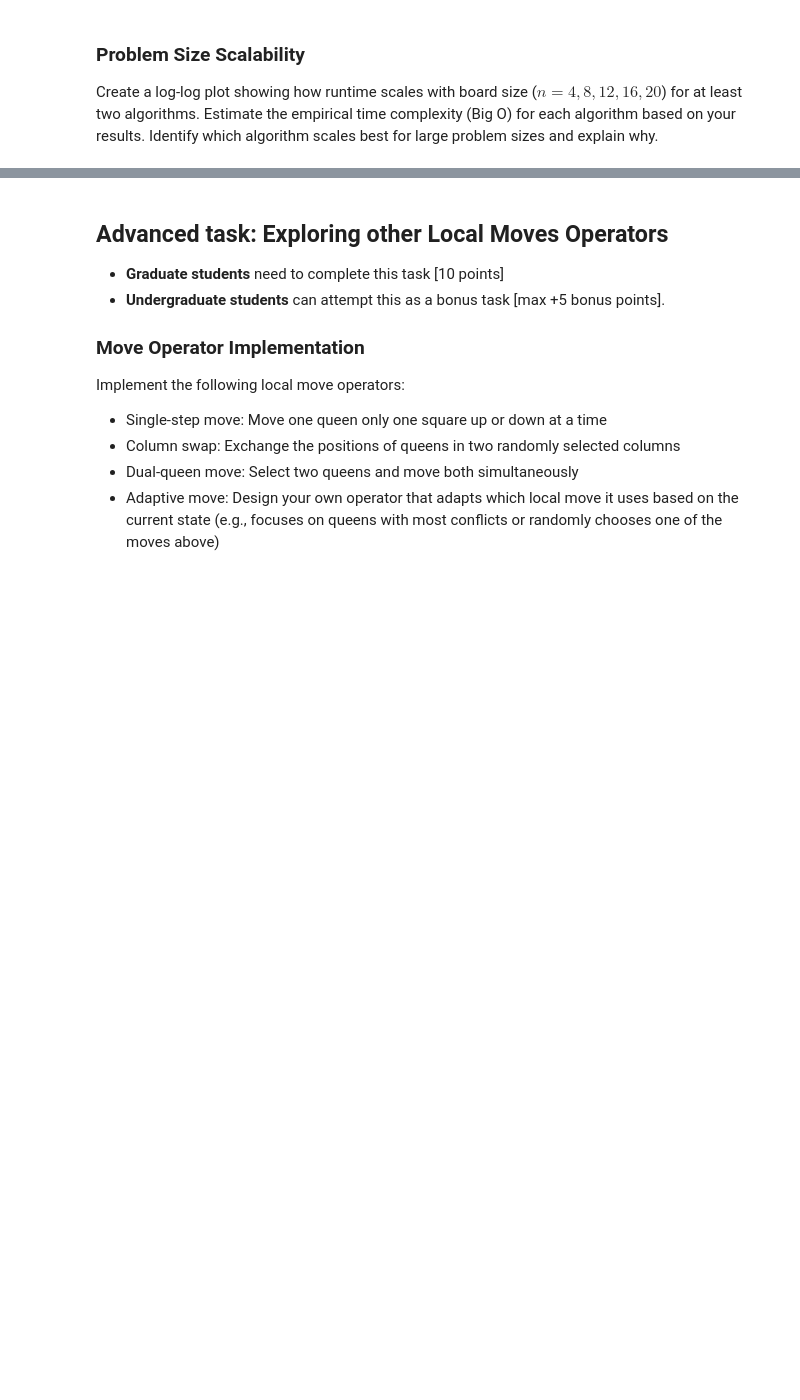
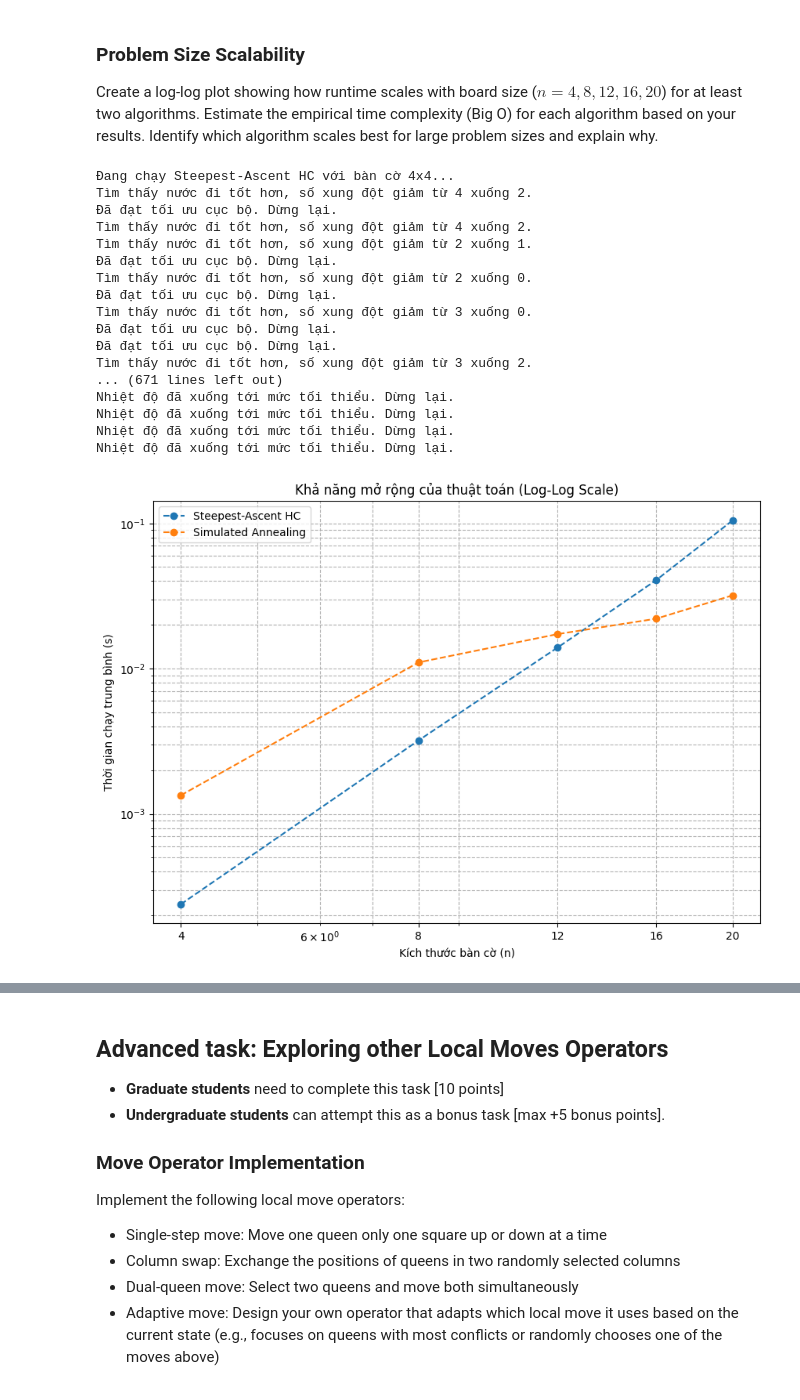
Before and after one commit to zeno1406/TTNTNC_nhom10, a Jupyter notebook: lab03 - local_search/n_queens.ipynb, the cells around one changed output, grey strips where cells are left out. Saved outputs shown, nothing was run; the diff lists cells and outputs as text; code cells hidden in the pictures; blank space fills up the shorter version.

```diff
--- a/lab03 - local_search/n_queens.ipynb
+++ b/lab03 - local_search/n_queens.ipynb
@@ -523,0 +781,49 @@ Identify which algorithm scales best for large problem sizes and explain why.
+# %%
+# --- Chạy thí nghiệm đo lường khả năng mở rộng ---
+scalability_sizes = [4, 8, 12, 16, 20] # Có thể mất nhiều thời gian
+algorithms_to_scale = {
+    "Steepest-Ascent HC": steepest_ascent_hill_climbing, # Dùng bản silent
+    "Simulated Annealing": simulated_annealing        # Dùng bản silent
+}
+
+results = {name: [] for name in algorithms_to_scale.keys()}
+
+for name, func in algorithms_to_scale.items():
+    for size in scalability_sizes:
+        print(f"Đang chạy {name} với bàn cờ {size}x{size}...")
+        avg_time, _, _ = run_experiment(func, size, 20) # Chạy ít lần hơn để tiết kiệm thời gian
+        results[name].append(avg_time)
+
+# --- Vẽ biểu đồ log-log ---
+plt.figure(figsize=(10, 7))
+for name, runtimes in results.items():
+    plt.plot(scalability_sizes, runtimes, marker='o', linestyle='--', label=name)
+
+plt.xscale('log')
+plt.yscale('log')
+plt.title("Khả năng mở rộng của thuật toán (Log-Log Scale)")
+plt.xlabel("Kích thước bàn cờ (n)")
+plt.ylabel("Thời gian chạy trung bình (s)")
+plt.xticks(scalability_sizes, labels=scalability_sizes)
+plt.legend()
+plt.grid(True, which="both", ls="--")
+plt.show()
+# %% [output]
+Đang chạy Steepest-Ascent HC với bàn cờ 4x4...
+Tìm thấy nước đi tốt hơn, số xung đột giảm từ 4 xuống 2.
+Đã đạt tối ưu cục bộ. Dừng lại.
+Tìm thấy nước đi tốt hơn, số xung đột giảm từ 4 xuống 2.
+Tìm thấy nước đi tốt hơn, số xung đột giảm từ 2 xuống 1.
+Đã đạt tối ưu cục bộ. Dừng lại.
+Tìm thấy nước đi tốt hơn, số xung đột giảm từ 2 xuống 0.
+Đã đạt tối ưu cục bộ. Dừng lại.
+Tìm thấy nước đi tốt hơn, số xung đột giảm từ 3 xuống 0.
+Đã đạt tối ưu cục bộ. Dừng lại.
+Đã đạt tối ưu cục bộ. Dừng lại.
+Tìm thấy nước đi tốt hơn, số xung đột giảm từ 3 xuống 2.
+... (671 lines left out)
+Nhiệt độ đã xuống tới mức tối thiểu. Dừng lại.
+Nhiệt độ đã xuống tới mức tối thiểu. Dừng lại.
+Nhiệt độ đã xuống tới mức tối thiểu. Dừng lại.
+Nhiệt độ đã xuống tới mức tối thiểu. Dừng lại.
+[figure, added]
```
Also changed, not shown: parts of 14 cells of this notebook.
